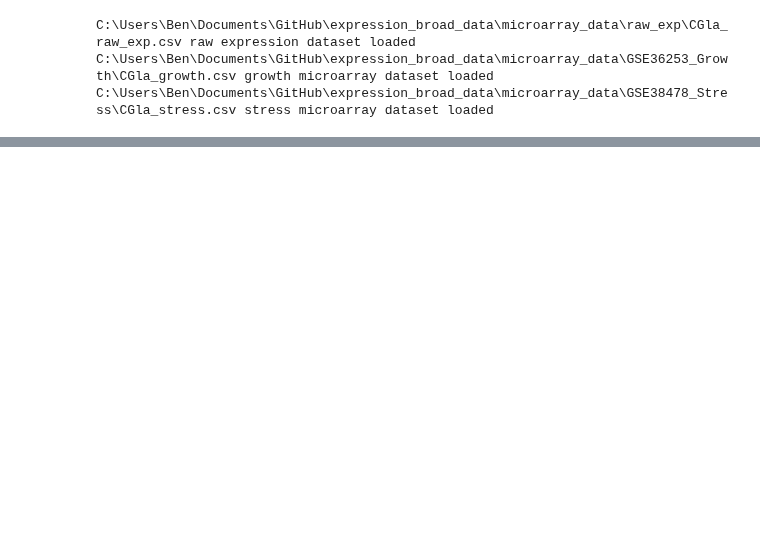
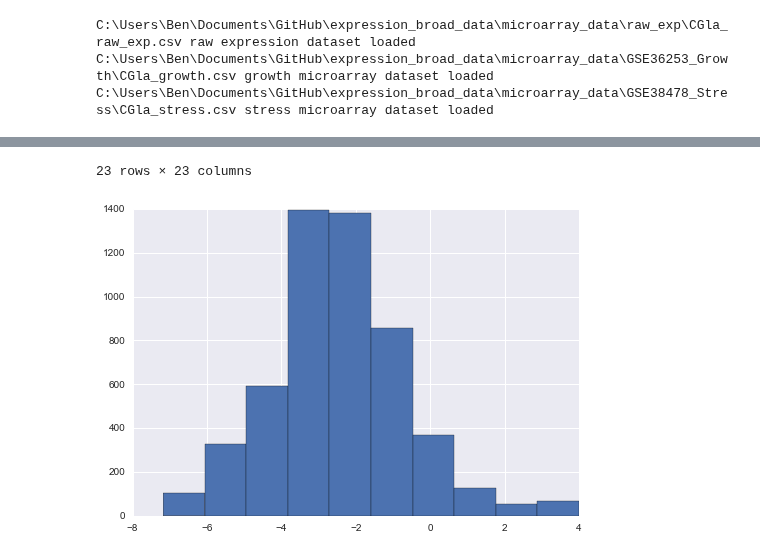
Before and after one commit to heineike02/yeast_esr_expression_analysis, a Jupyter notebook: scripts/plots_20150118_SB_SC_CG_plots.ipynb, the cells around one changed output, grey strips where cells are left out. Saved outputs shown, nothing was run; the diff lists cells and outputs as text; code cells hidden in the pictures; blank space fills up the shorter version.

Commit message:
Updated Code to visualize chosen promoters

```diff
--- a/scripts/plots_20150118_SB_SC_CG_plots.ipynb
+++ b/scripts/plots_20150118_SB_SC_CG_plots.ipynb
@@ -200,7 +163,0 @@ stability_indices = [int(np.ceil(Ngenes*(1-percentile))) for percentile in pct_s
-# %%
-#Flag data with desired mean expression
-condition_arrays2 = condition_arrays.sort('mean_gene_expression',ascending = 0)
-#condition_arrays['top_N_expression'] = False
-#condition_arrays['top_N_expression'][expression_indices[1]:expression_indices[0]] = True
-condition_arrays3 = condition_arrays.sort_values('mean_gene_expression',ascending = 0)
-condition_arrays3.head
@@ -224,0 +164,26 @@ ID    orf_name
+# %%
+
+#Add on mean_gene_expression and stability_score column
+mean_gene_expression.index = condition_arrays.index
+condition_arrays = pd.concat([mean_gene_expression, stability_scores, condition_arrays], axis = 1)
+
+#convert percentile to number of items
+Ngenes = condition_arrays.index.size
+
+expression_indices = [int(np.ceil(Ngenes*(1-percentile))) for percentile in pct_expression]
+stability_indices = [int(np.ceil(Ngenes*(1-percentile))) for percentile in pct_stability]
+
+#Flag data with desired mean expression
+condition_arrays = condition_arrays.sort_values('mean_gene_expression',ascending = 0)
+condition_arrays['top_N_expression'] = False
+condition_arrays['top_N_expression'][expression_indices[1]:expression_indices[0]] = True
+
+#Flag data with desired stability score
+condition_arrays = condition_arrays.sort_values('stability_score',ascending = 1)
+condition_arrays['top_N_stability'] = False
+condition_arrays['top_N_stability'][stability_indices[1]:stability_indices[0]] = True
+
+#extract data with both desired stability and mean scores.
+desired_genes = condition_arrays.loc[(condition_arrays['top_N_expression'] == True) & (condition_arrays['top_N_stability'] == True)]
+
+#desired_genes = desired_genes.sort_values(sort_order[0],ascending = sort_order[1])
@@ -247,0 +344,4 @@ stress_exp.loc[:,('heat shock_015',slice(None),slice(None))]
+# %%
+plt.hist(condition_arrays.loc[:,'mean_gene_expression'])
+desired_genes
+# %% [output]
@@ -247,0 +366,2 @@ stress_exp.loc[:,('heat shock_015',slice(None),slice(None))]
+23 rows × 23 columns
+[figure, added]
```
Also changed, not shown: parts of 15 cells of this notebook, 3 other files.
